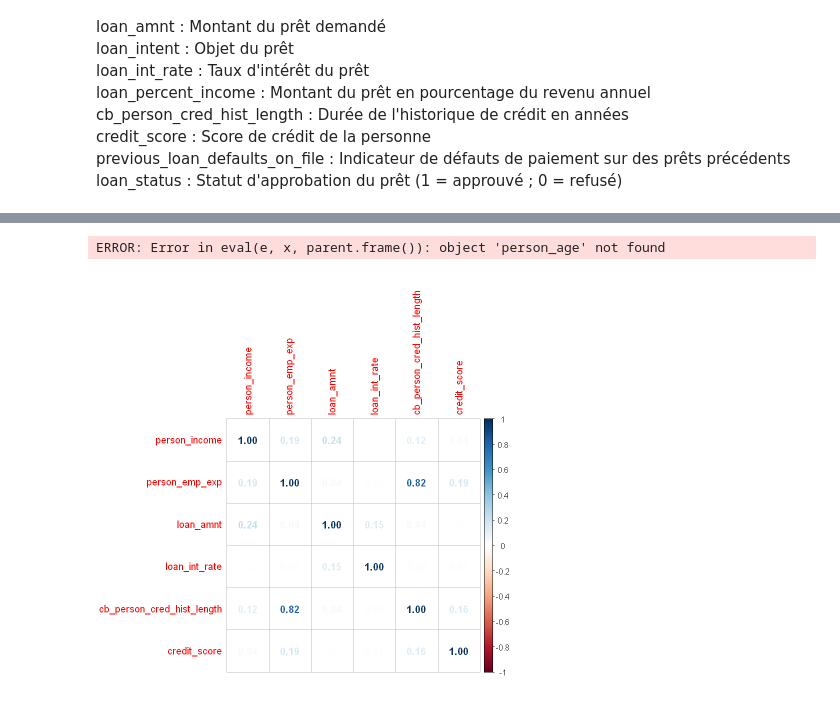
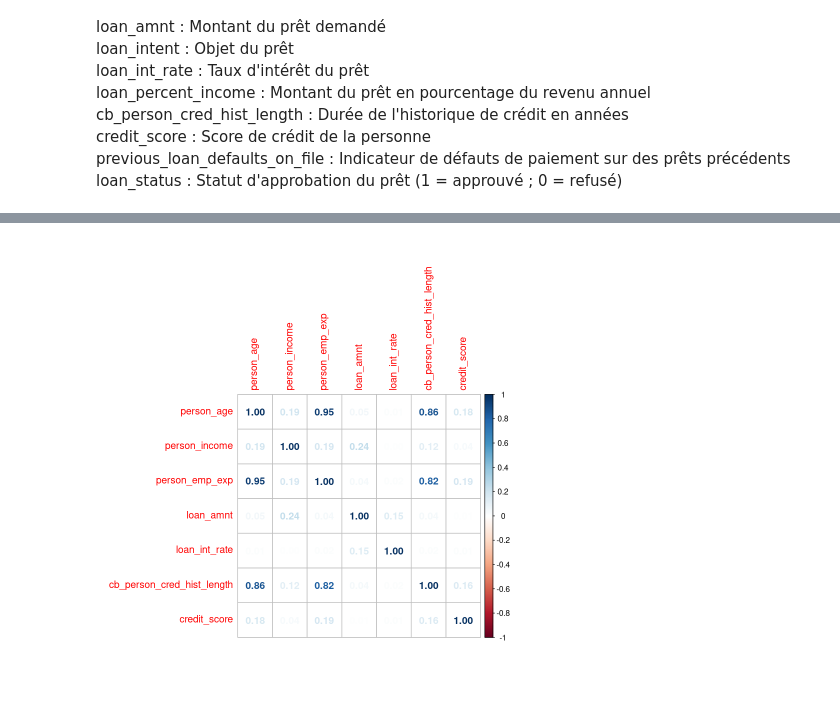
Before and after one commit to bao-do/4A_AnalyseDeDonnnesProjet, a Jupyter notebook: Ngoc_R.ipynb, the cells around one changed output, grey strips where cells are left out. Drawn from its saved outputs; the diff is of its cells as text; code cells hidden in the pictures.

```diff
--- a/Ngoc_R.ipynb
+++ b/Ngoc_R.ipynb
@@ -79,5 +88,0 @@ https://github.com/IRkernel/repr/wiki/Problems-with-unicode-on-windows
-# %%
-sum(subset(data, person_age < person_emp_exp))
-head(subset(data, person_emp_exp >100))
-# %% [output]
-ERROR: Error in eval(e, x, parent.frame()): object 'person_age' not found
@@ -93,6 +91,7 @@ rm(g3,g5,g6,g7,g8)
+# %%
+quanti_data <- Filter(is.numeric, data)
 # %%
-library(corrplot)
 
-corrplot(cor(data[,c(3,4,6,8,9,10)]),method="number")
+corrplot(cor(quanti_data),method="number")
 # %% [output]
-[figure, old version]
+[figure, new version]
```
Also changed, not shown: parts of 32 cells of this notebook, 2 other files.
